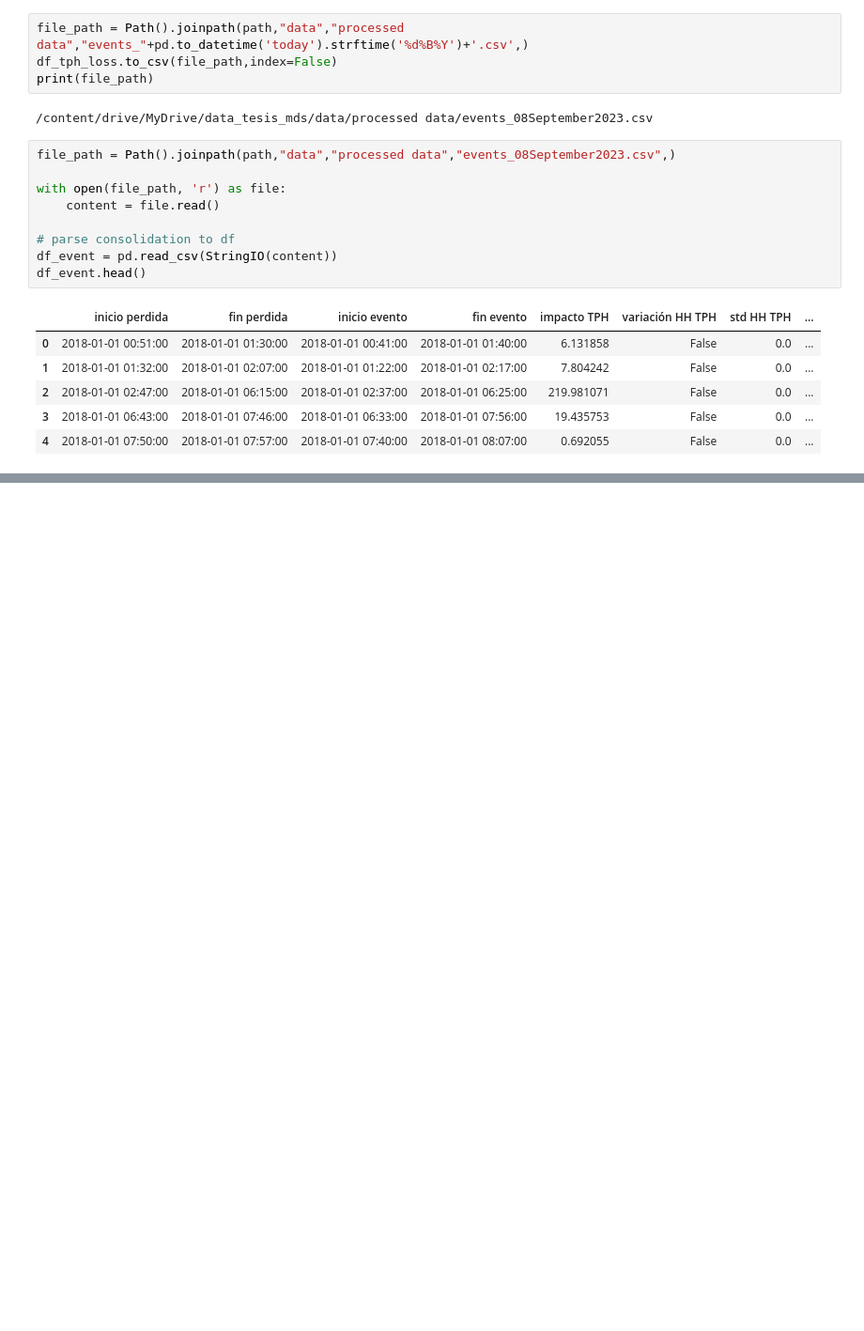
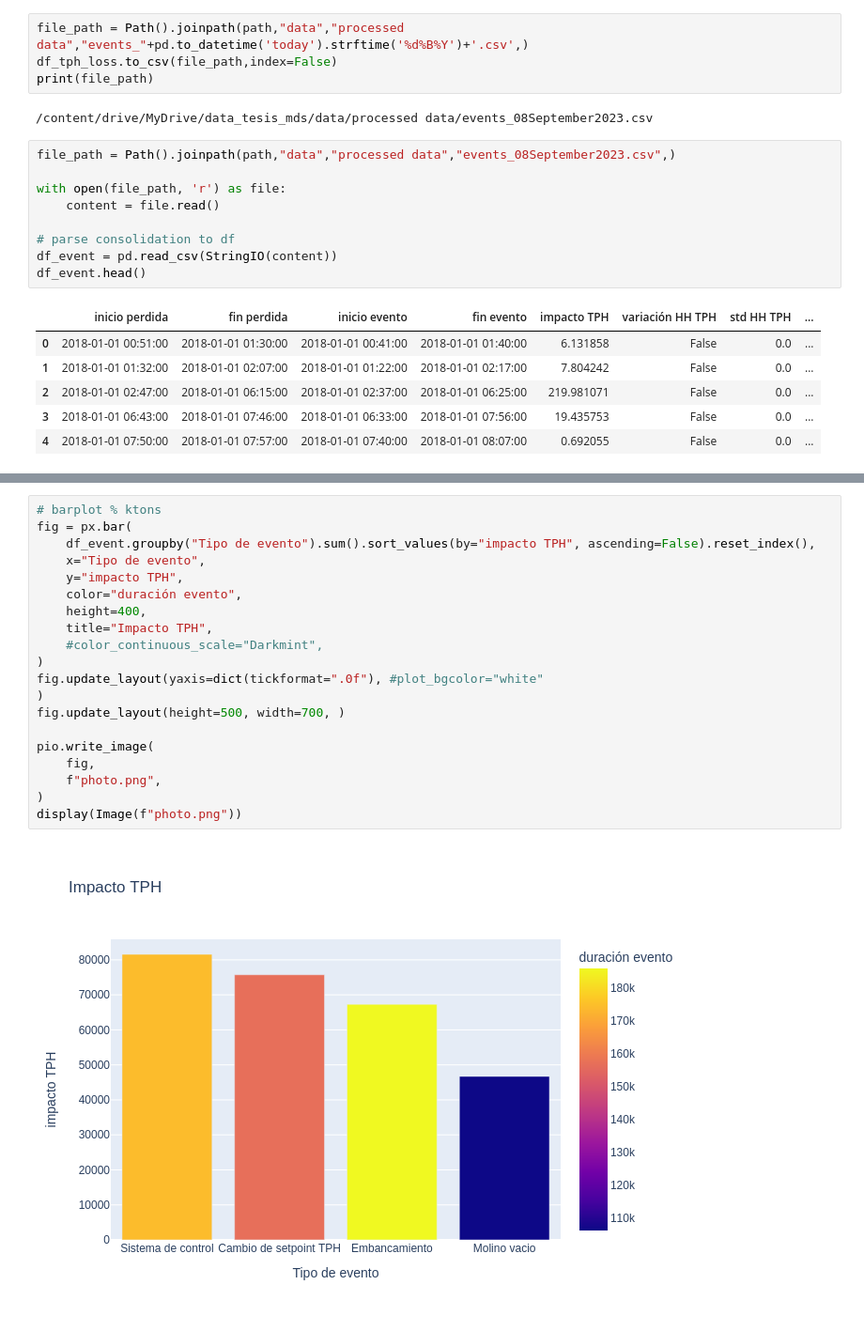
Before and after one commit to JLCdata/Tesis-Magister, a Jupyter notebook: notebooks/notebooks solution based on RL/EDA.ipynb, the cells around one changed output, grey strips where cells are left out. Shown at 94% size. Cells and saved outputs as stored; diff of their text form; blank space fills up the shorter version.

```diff
--- a/notebooks/notebooks solution based on RL/EDA.ipynb
+++ b/notebooks/notebooks solution based on RL/EDA.ipynb
@@ -365,0 +380,22 @@ df_event.head()
+# %%
+# barplot % ktons
+fig = px.bar(
+    df_event.groupby("Tipo de evento").sum().sort_values(by="impacto TPH", ascending=False).reset_index(),
+    x="Tipo de evento",
+    y="impacto TPH",
+    color="duración evento",
+    height=400,
+    title="Impacto TPH",
+    #color_continuous_scale="Darkmint",
+)
+fig.update_layout(yaxis=dict(tickformat=".0f"), #plot_bgcolor="white"
+)
+fig.update_layout(height=500, width=700, )
+
+pio.write_image(
+    fig,
+    f"photo.png",
+)
+display(Image(f"photo.png"))
+# %% [output]
+[figure, added]
```
Also changed, not shown: parts of 3 cells of this notebook.
